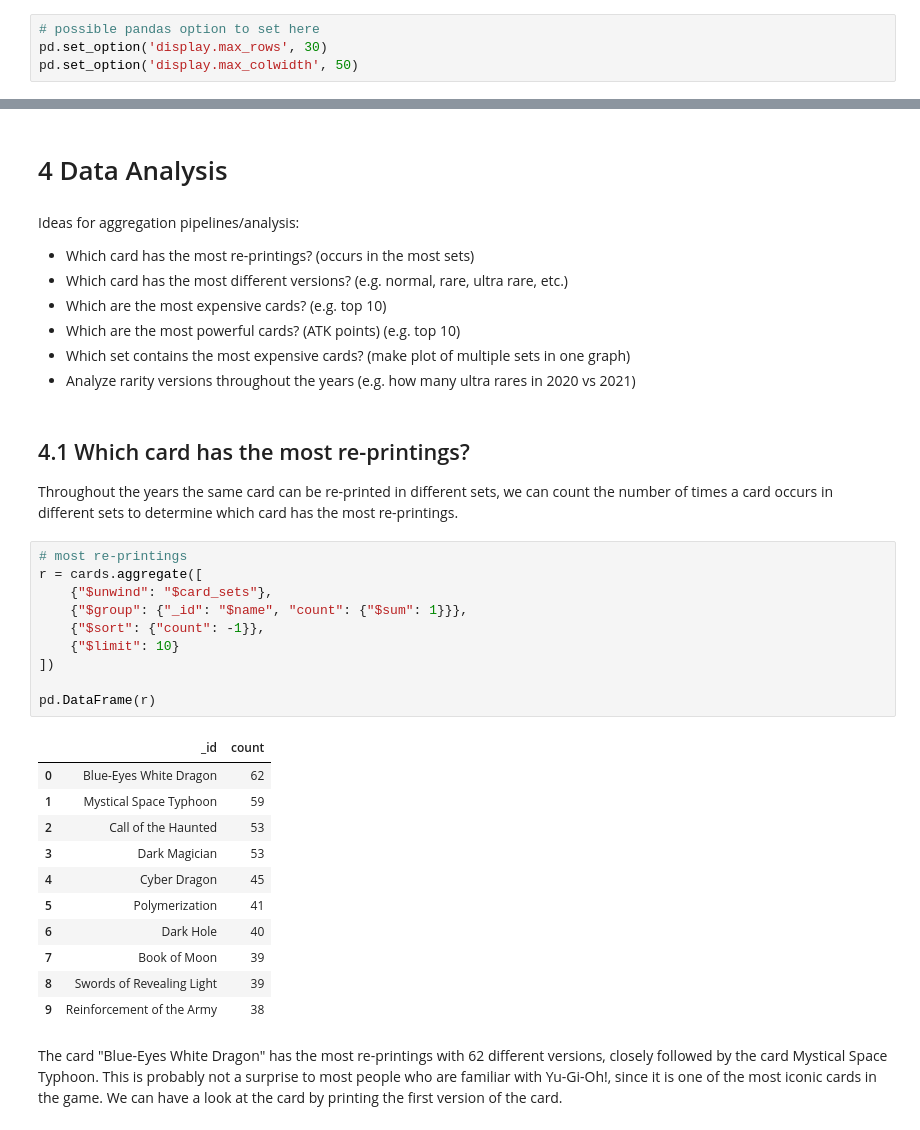
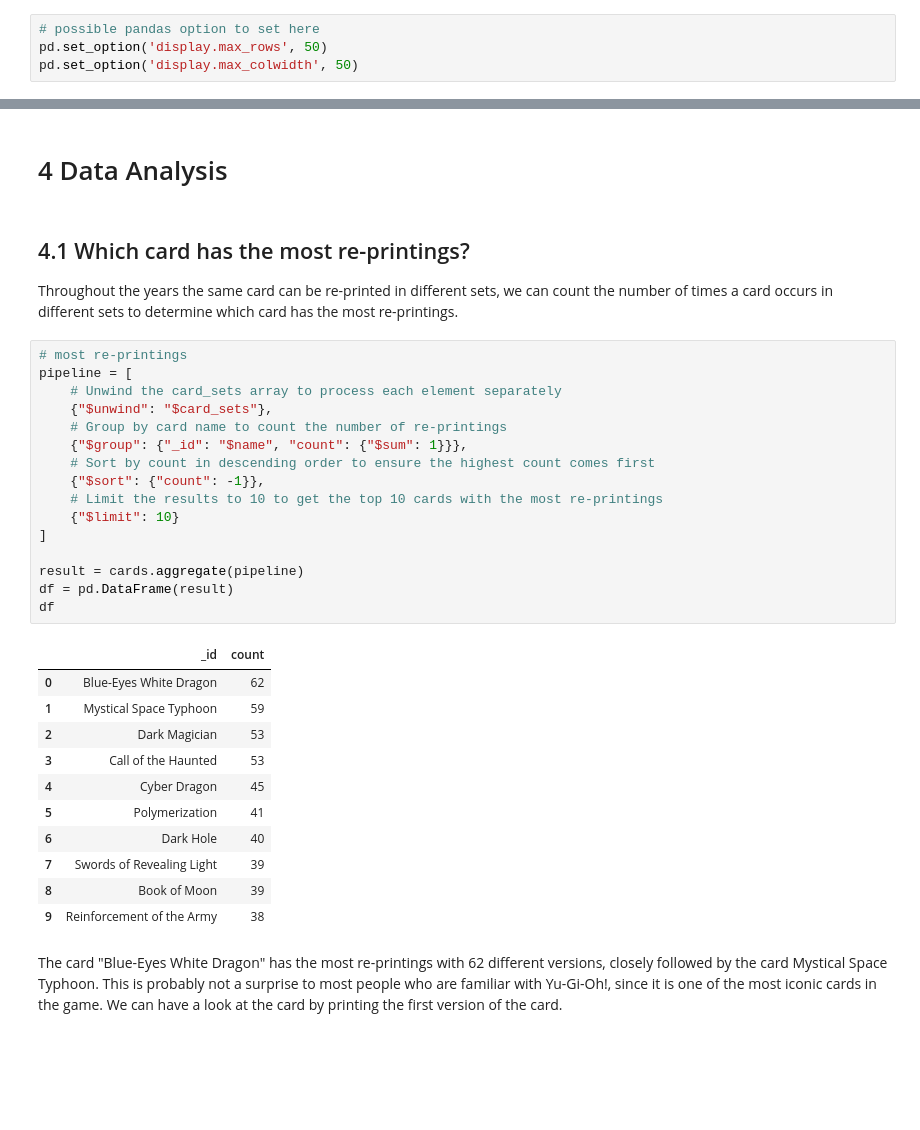
Before and after one commit to rportm/nosql_project, a Jupyter notebook: main_report.ipynb, the cells around one changed output, grey strips where cells are left out. Drawn from its saved outputs; the diff is of its cells as text; blank space fills up the shorter version.

```diff
--- a/main_report.ipynb
+++ b/main_report.ipynb
@@ -83,7 +98,7 @@ from datetime import datetime
 import matplotlib.pyplot as plt
 # %%
 # possible pandas option to set here
-pd.set_option('display.max_rows', 30)
+pd.set_option('display.max_rows', 50)
 pd.set_option('display.max_colwidth', 50)
 # %%
 API_URL = "https://db.ygoprodeck.com/api/v7/cardinfo.php?misc=yes"
@@ -405,38 +398,36 @@ The additional card set information will also be kept in a separate collection,
 <div style="page-break-after: always;"></div>
 # %% [markdown]
 # 4 Data Analysis
-# %% [markdown]
-Ideas for aggregation pipelines/analysis:
-- Which card has the most re-printings? (occurs in the most sets)
-- Which card has the most different versions? (e.g. normal, rare, ultra rare, etc.)
-- Which are the most expensive cards? (e.g. top 10)
-- Which are the most powerful cards? (ATK points) (e.g. top 10)
-- Which set contains the most expensive cards? (make plot of multiple sets in one graph)
-- Analyze rarity versions throughout the years (e.g. how many ultra rares in 2020 vs 2021)
 # %% [markdown]
 ## 4.1 Which card has the most re-printings?
 Throughout the years the same card can be re-printed in different sets, we can count the number of times a card occurs in different sets to determine which card has the most re-printings.
 # %%
 # most re-printings
-r = cards.aggregate([
+pipeline = [
+    # Unwind the card_sets array to process each element separately
     {"$unwind": "$card_sets"},
+    # Group by card name to count the number of re-printings
     {"$group": {"_id": "$name", "count": {"$sum": 1}}},
+    # Sort by count in descending order to ensure the highest count comes first
     {"$sort": {"count": -1}},
+    # Limit the results to 10 to get the top 10 cards with the most re-printings
     {"$limit": 10}
-])
+]
 
-pd.DataFrame(r)
+result = cards.aggregate(pipeline)
+df = pd.DataFrame(result)
+df
 # %% [output]
 |  | _id | count |
 | 0 | Blue-Eyes White Dragon | 62 |
 | 1 | Mystical Space Typhoon | 59 |
-| 2 | Call of the Haunted | 53 |
-| 3 | Dark Magician | 53 |
+| 2 | Dark Magician | 53 |
+| 3 | Call of the Haunted | 53 |
 | 4 | Cyber Dragon | 45 |
 | 5 | Polymerization | 41 |
 | 6 | Dark Hole | 40 |
-| 7 | Book of Moon | 39 |
-| 8 | Swords of Revealing Light | 39 |
+| 7 | Swords of Revealing Light | 39 |
+| 8 | Book of Moon | 39 |
 | 9 | Reinforcement of the Army | 38 |
 # %% [markdown]
 The card "Blue-Eyes White Dragon" has the most re-printings with 62 different versions, closely followed by the card Mystical Space Typhoon. This is probably not a surprise to most people who are familiar with Yu-Gi-Oh!, since it is one of the most iconic cards in the game. We can have a look at the card by printing the first version of the card.
```
Also changed, not shown: parts of 55 cells of this notebook.
